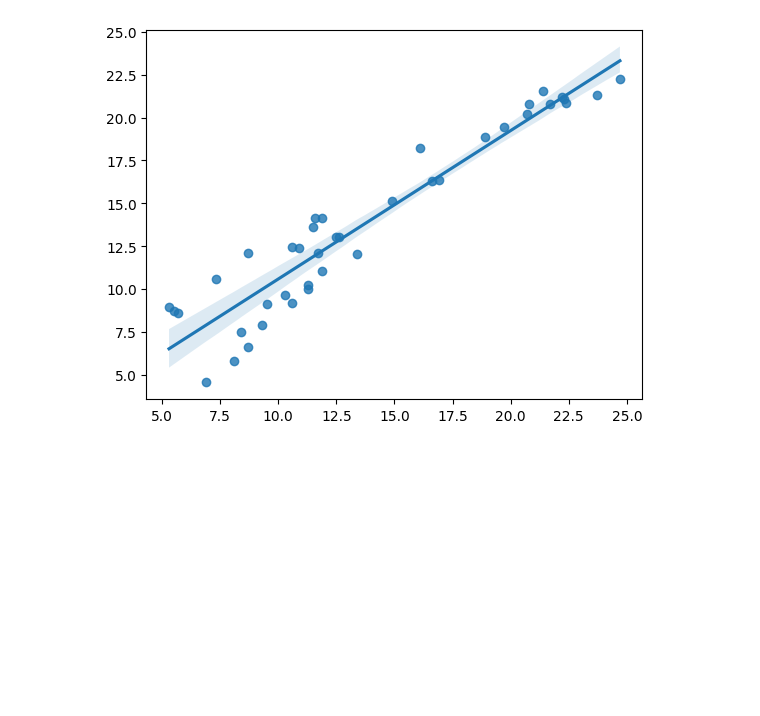
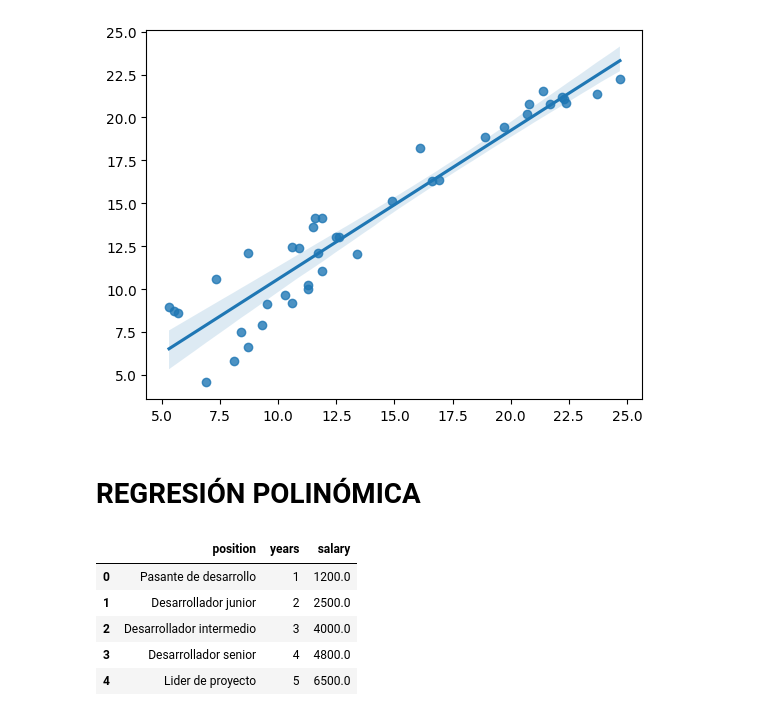
Before and after one commit to ETorresSacha/clases-MI, a Jupyter notebook: maching_learning_curso.ipynb, the cells around one changed output. Saved outputs shown, nothing was run; the diff lists cells and outputs as text; code cells hidden in the pictures; blank space fills up the shorter version.

```diff
--- a/maching_learning_curso.ipynb
+++ b/maching_learning_curso.ipynb
@@ -290,3 +314,5 @@ RMSE: 1.7714254173033515
 R2:  0.9005833101920356
 <Axes: >
 [figure]
+# %% [markdown]
+# REGRESIÓN POLINÓMICA
@@ -292,0 +332,14 @@ R2:  0.9005833101920356
+# %%
+data = {
+    'position':post,
+    'years':pos,
+    'salary':salary}
+data = pd.DataFrame(data)
+data.head()
+# %% [output]
+|  | position | years | salary |
+| 0 | Pasante de desarrollo | 1 | 1200.0 |
+| 1 | Desarrollador junior | 2 | 2500.0 |
+| 2 | Desarrollador intermedio | 3 | 4000.0 |
+| 3 | Desarrollador senior | 4 | 4800.0 |
+| 4 | Lider de proyecto | 5 | 6500.0 |
```
Also changed, not shown: parts of 9 cells of this notebook.
